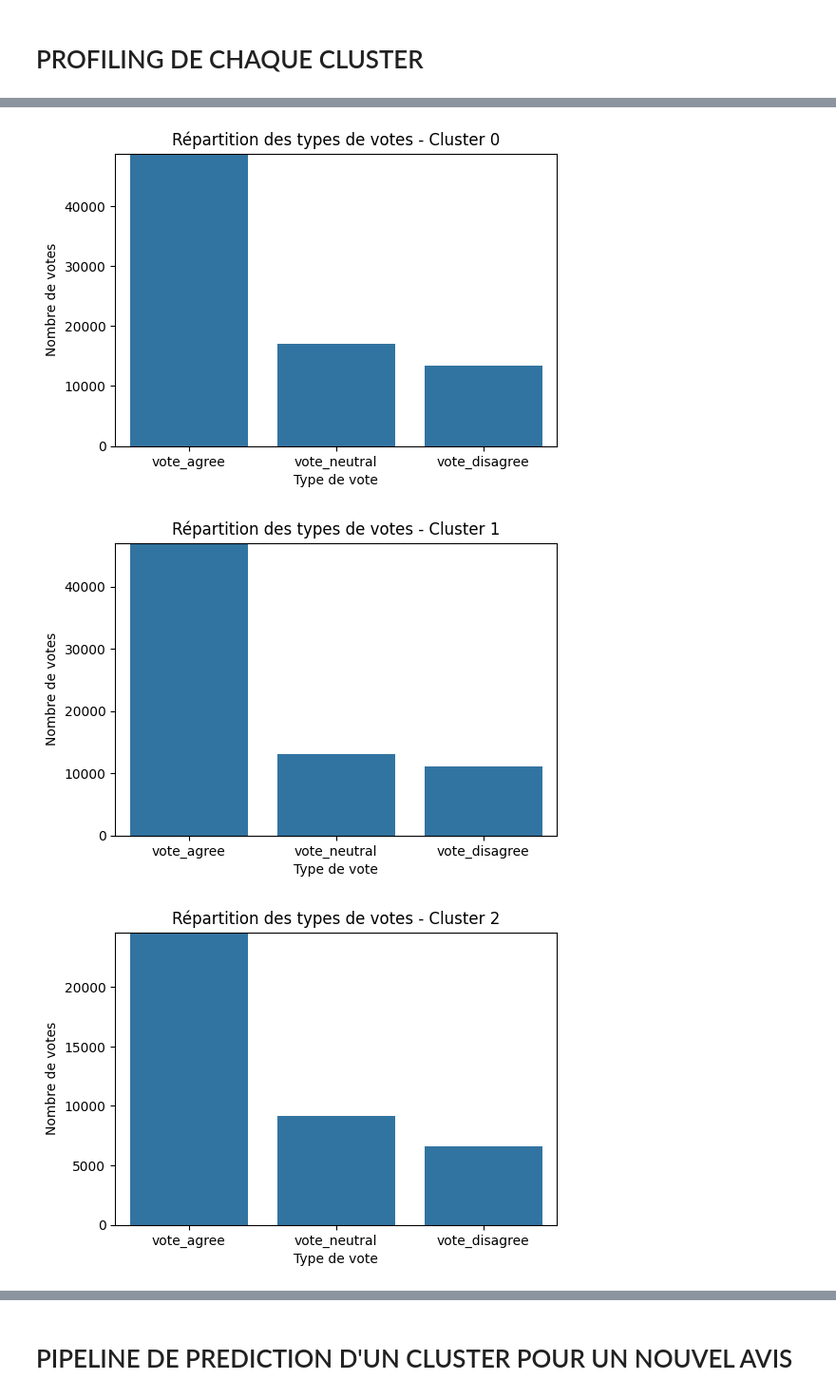
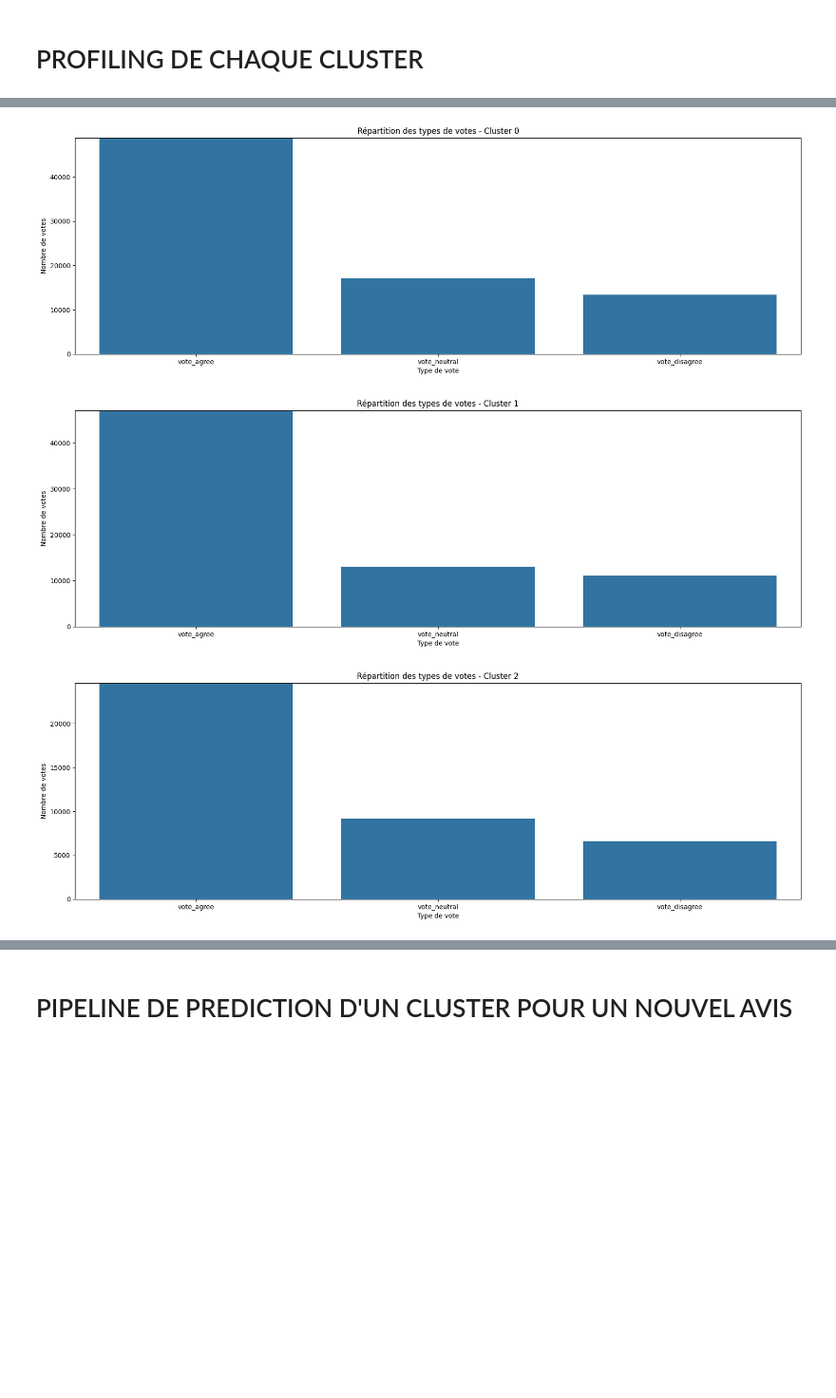
Before and after one commit to ValdesFeudjio/customer-feedback-analyzer, a Jupyter notebook: src/data_exploration.ipynb, the cells around one changed output, grey strips where cells are left out. Shown at 95% size. Cells and saved outputs as stored; diff of their text form; code cells hidden in the pictures; blank space fills up the shorter version.

```diff
--- a/src/data_exploration.ipynb
+++ b/src/data_exploration.ipynb
@@ -693,20 +777,20 @@ memory usage: 306.9+ KB
 # %%
 # Regrouper par cluster et faire la somme des votes
 cluster_votes = df.groupby('cluster')[['vote_agree', 'vote_neutral', 'vote_disagree']].sum().reset_index()
 
 # Tracer un graphique en barres pour chaque cluster
 for _, row in cluster_votes.iterrows():
     cluster = row['cluster']
     votes = row[['vote_agree', 'vote_neutral', 'vote_disagree']]
 
-    plt.figure(figsize=(6, 4))
+    plt.figure(figsize=(20, 6))
     sns.barplot(x=votes.index, y=votes.values)
     plt.title(f"Répartition des types de votes - Cluster {cluster}")
     plt.ylabel("Nombre de votes")
     plt.xlabel("Type de vote")
     plt.ylim(0, max(votes.values) + 2)
     plt.show()
 # %% [output]
-[figure, old version]
+[figure, new version]
-[figure, old version]
+[figure, new version]
-[figure, old version]
+[figure, new version]
```
Also changed, not shown: parts of 15 cells of this notebook, 5 other files.
